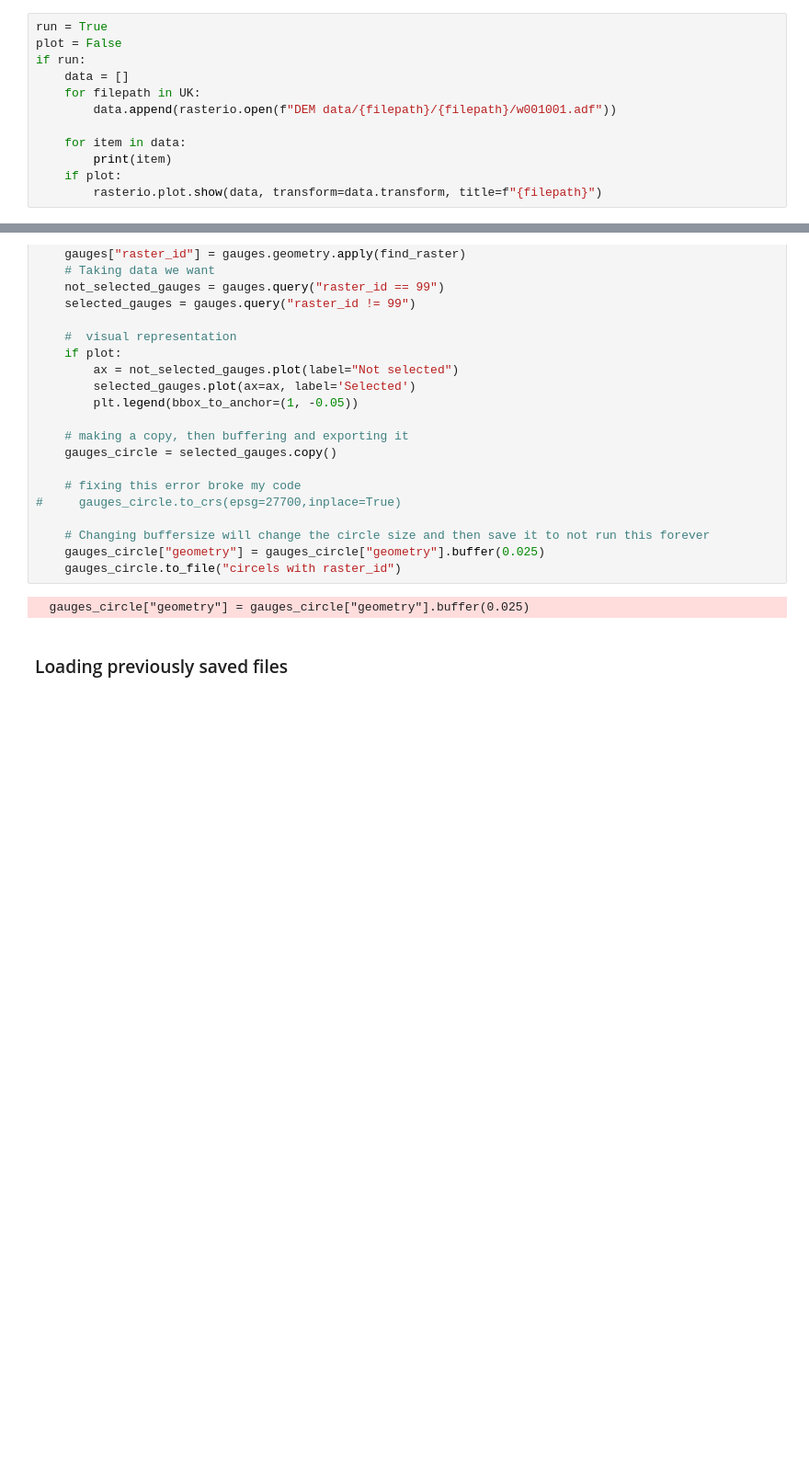
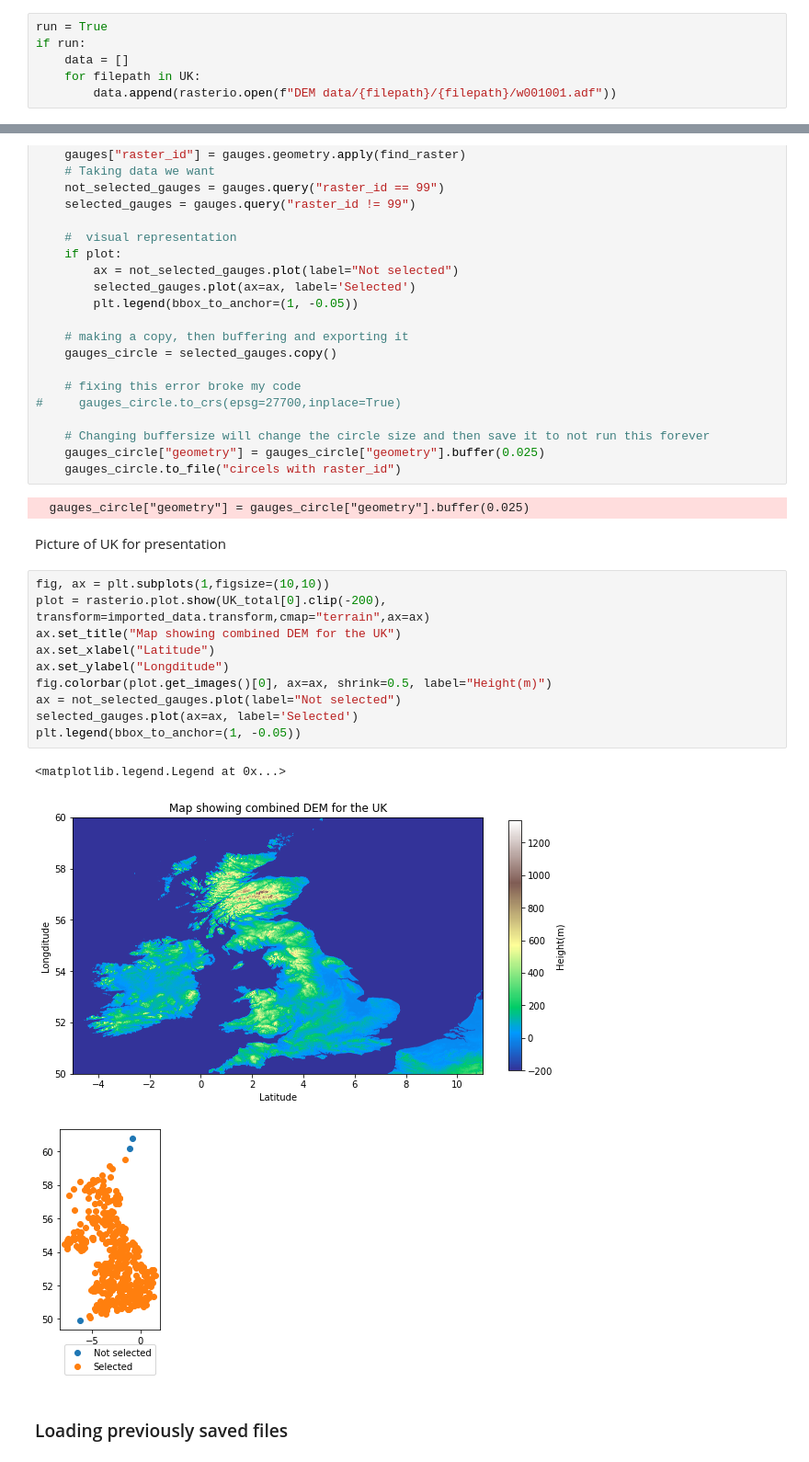
Before and after one commit to Daafip/Are-rain-gauges-in-the-right-place, a Jupyter notebook: Slope steepness from DEM/Hydroscheds DEM - exploratory analysis.ipynb, the cells around one changed output, grey strips where cells are left out. Shown at 92% size. Saved outputs shown, nothing was run; the diff lists cells and outputs as text; blank space fills up the shorter version.

Commit message:
Changes to clips, ignoreing large tiff files

```diff
--- a/Slope steepness from DEM/Hydroscheds DEM - exploratory analysis.ipynb
+++ b/Slope steepness from DEM/Hydroscheds DEM - exploratory analysis.ipynb
@@ -110,13 +110,7 @@ print(UK)
 #### loads in all the data we have, takes long, dont do it.
 # %%
 run = True
-plot = False
 if run:
     data = []
     for filepath in UK:
         data.append(rasterio.open(f"DEM data/{filepath}/{filepath}/w001001.adf"))
-
-    for item in data:
-        print(item)
-    if plot:
-        rasterio.plot.show(data, transform=data.transform, title=f"{filepath}")
@@ -198,6 +185,22 @@ if run:
     gauges_circle.to_file("circels with raster_id")
 # %% [output]
   gauges_circle["geometry"] = gauges_circle["geometry"].buffer(0.025)
+# %% [markdown]
+Picture of UK for presentation
+# %%
+fig, ax = plt.subplots(1,figsize=(10,10))
+plot = rasterio.plot.show(UK_total[0].clip(-200), transform=imported_data.transform,cmap="terrain",ax=ax)
+ax.set_title("Map showing combined DEM for the UK")
+ax.set_xlabel("Latitude")
+ax.set_ylabel("Longditude")
+fig.colorbar(plot.get_images()[0], ax=ax, shrink=0.5, label="Height(m)")
+ax = not_selected_gauges.plot(label="Not selected")
+selected_gauges.plot(ax=ax, label='Selected')
+plt.legend(bbox_to_anchor=(1, -0.05))
+# %% [output]
+<matplotlib.legend.Legend at 0x...>
+[figure, added]
+[figure, added]
 # %% [markdown]
 ### Loading previously saved files
 # %%
```
Also changed, not shown: parts of 1 cell of this notebook, 7 other files.
